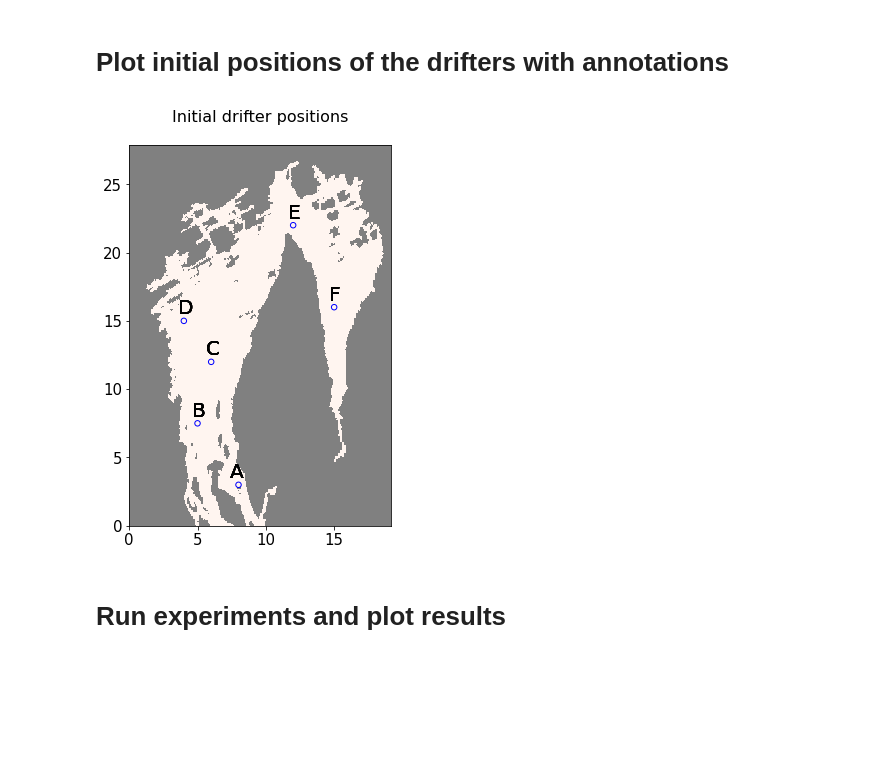
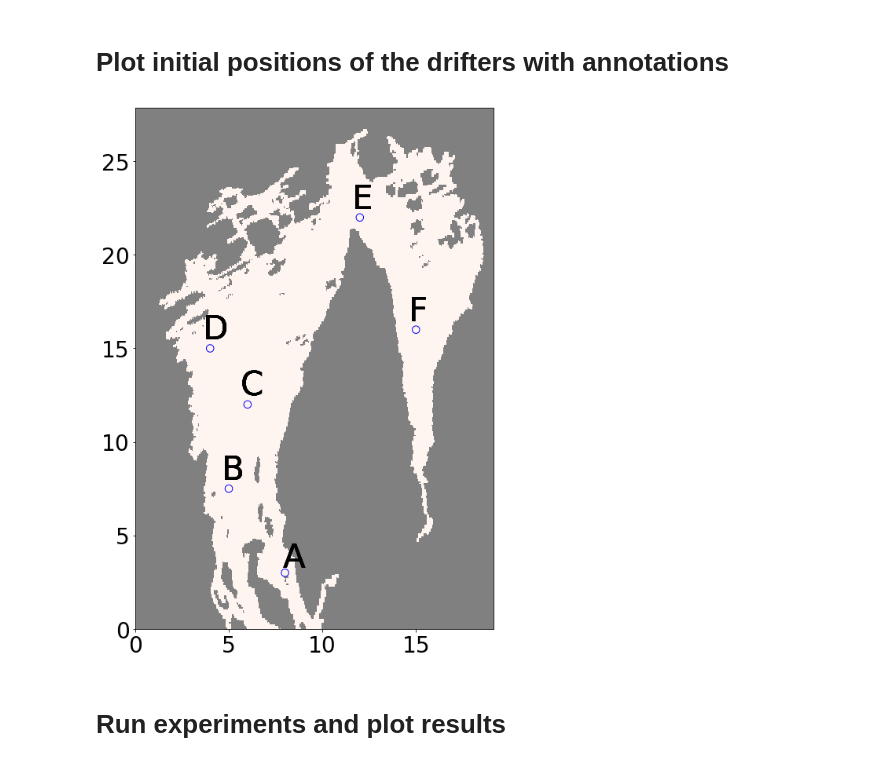
Before and after one commit to sintefmath/reduced-gravity-ocean-model, a Jupyter notebook: notebooks/Oslofjord/Oslofjord-perturbingSingleParameters.ipynb, the cells around one changed output. Saved outputs shown, nothing was run; the diff lists cells and outputs as text; code cells hidden in the pictures; blank space fills up the shorter version.

```diff
--- a/notebooks/Oslofjord/Oslofjord-perturbingSingleParameters.ipynb
+++ b/notebooks/Oslofjord/Oslofjord-perturbingSingleParameters.ipynb
@@ -81,3 +77,8 @@ timestep_indices = [list(np.arange(t_start, t_stop+1))]
+# %%
+t_start = 5*24 #285
+t_stop =  t_start + 6
+T = (t_stop-t_start)*3600  #Input
+timestep_indices = [list(np.arange(t_start, t_stop+1))]
 # %% [markdown]
 ### Generating wind
 # %%
@@ -404,44 +480,45 @@ with plt.rc_context({'lines.color':'black',
                     'axes.labelcolor':'black',
                     'xtick.color':'black',
                     'ytick.color':'black'}):
-    fig, ax = plt.subplots(1,1, figsize=(7,7))
-    ax.tick_params(axis='both', which='major', labelsize=15)
+    fig, ax = plt.subplots(1,1, figsize=(10,10))
 
     domain_extent = [0, ref_sim.nx*ref_sim.dx/1000, 0, ref_sim.ny*ref_sim.dy/1000]
 
     cmap_cp = copy.copy(plt.cm.Reds)
     cmap_cp.set_bad("grey", alpha = 1.0)
     background_field = np.zeros_like(ref_baroclinic_data_args["eta0"])
 
     im = ax.imshow(background_field, interpolation="none", origin='lower',
                 cmap=cmap_cp,
                 extent=domain_extent)
 
+    ax.tick_params(axis='both', which='major', labelsize=28)
+
     for d in range(len(initx)):
         circ_start = matplotlib.patches.Circle((initx[d]/1000, inity[d]/1000),
                                                 0.2, color = 'blue',
                                                 fill=False, zorder=10)
         ax.add_patch(circ_start)
 
         # plt.annotate("hei",(initx[0]-1, inity[0]+1))
-        annotation_fontsize = 20
+        annotation_fontsize = 42
         ax.annotate("C",[initx[0]/1000-0.4, inity[0]/1000+0.5], fontsize=annotation_fontsize )
-        ax.annotate("A",[initx[1]/1000-0.6, inity[1]/1000+0.5], fontsize=annotation_fontsize )
+        ax.annotate("A",[initx[1]/1000-0.1, inity[1]/1000+0.3], fontsize=annotation_fontsize )
         ax.annotate("B",[initx[2]/1000-0.4, inity[2]/1000+0.5], fontsize=annotation_fontsize )
         ax.annotate("E",[initx[3]/1000-0.4, inity[3]/1000+0.5], fontsize=annotation_fontsize )
         ax.annotate("F",[initx[4]/1000-0.4, inity[4]/1000+0.5], fontsize=annotation_fontsize )
         ax.annotate("D",[initx[5]/1000-0.4, inity[5]/1000+0.5], fontsize=annotation_fontsize )
 
 
-    plt.title("Initial drifter positions\n", fontsize=16)
-    #plt.tight_layout()
+    # plt.title("Initial drifter positions\n", fontsize=16)
+    plt.tight_layout()
 
     if True:
         folder = "sensitivity_figs"
         os.makedirs(folder, exist_ok=True)
-        plt.savefig(os.path.join(folder, "initial_drifter_positions.pdf"))
+        plt.savefig(os.path.join(folder, "initial_drifter_positions.pdf"), bbox_inches="tight")
 # %% [output]
-[figure, old version]
+[figure, new version]
 # %% [markdown]
 # Run experiments and plot results
 # %% [markdown]
```
Also changed, not shown: parts of 44 cells of this notebook.
